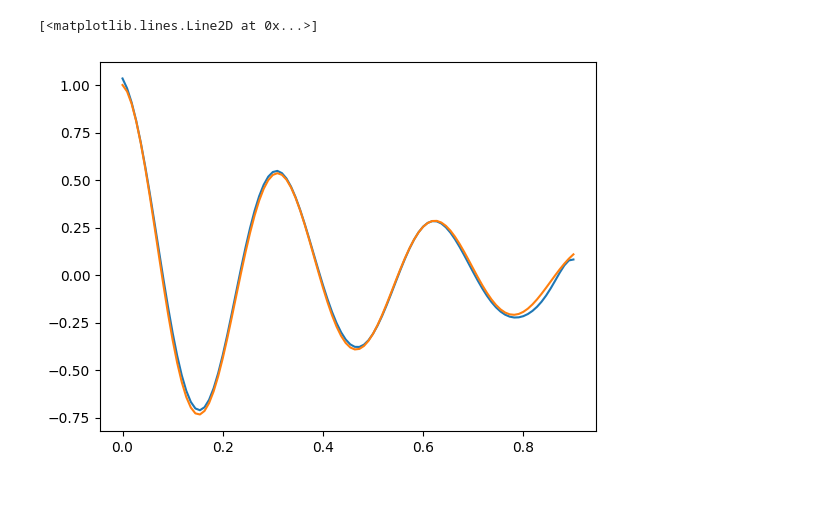
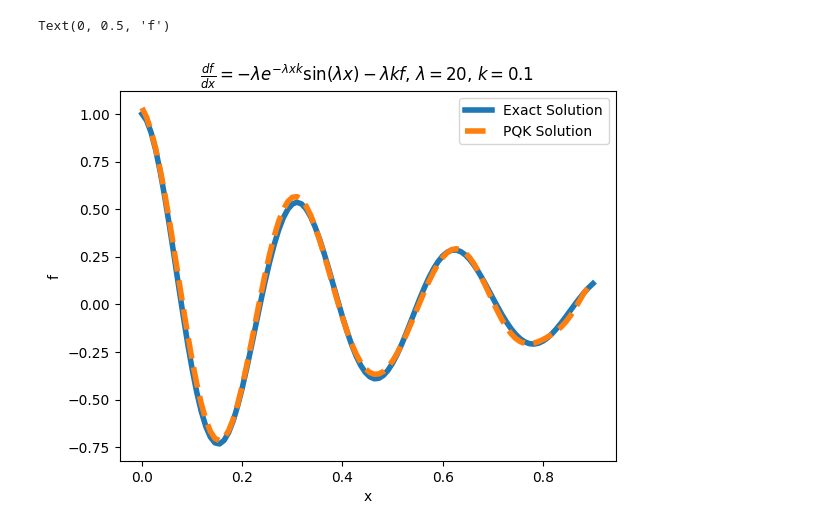
Before and after one commit to rupof/squlearnRF, a Jupyter notebook: examples/tutorials/qkode_example.ipynb, the cells around one changed output. Saved outputs shown, nothing was run; the diff lists cells and outputs as text; code cells hidden in the pictures; blank space fills up the shorter version.

```diff
--- a/examples/tutorials/qkode_example.ipynb
+++ b/examples/tutorials/qkode_example.ipynb
@@ -36,4 +36,40 @@ loss_ODE_squ = ODELoss(
     boundary_handling="pinned",
     eta=0.005
 )
+# %%
+x, f, dfdx, dfdxdx = sp.symbols("x f dfdx dfdxdx")
+initial_values = [1]
+lamb, k = 20, 0.1
+eq = dfdx - (-lamb * sp.exp(-lamb * x * k) * sp.sin(lamb * x) - lamb * k * f)
+
+loss_ODE_squ = ODELoss(
+    eq,
+    symbols_involved_in_ODE=[x, f, dfdx],
+    initial_values=[1],
+    boundary_handling="pinned",
+    eta=0.005
+)
+
+x_space = np.linspace(0, 0.9, 100).reshape(-1, 1)
+labels = np.zeros((len(x_space), 1))
+parameter_values = np.random.rand(len(x_space)+1)
+
+kernel_optimizer = KernelOptimizer(
+    pqk,
+    loss_ODE_squ,
+    optimizer=LBFGSB(),  #Adam({"num_iter":2000, "lr": 0.05, "tol": 1e-10}),
+    initial_parameters = parameter_values
+)
+
+model = QKODE(quantum_kernel=kernel_optimizer)
+model.fit(x_space, labels)
+plt.plot(x_space, np.exp(-20 * x_space * 0.1) * np.cos(20 * x_space), label = "Exact Solution", linewidth=4)
+plt.plot(x_space, model.predict(x_space), label = "PQK Solution", linewidth=4, linestyle="--")
+plt.legend()
+plt.title(r"$\frac{df}{dx} = -\lambda e^{-\lambda x k} \sin(\lambda x) - \lambda k f$, $\lambda = 20$, $k = 0.1$")
+plt.xlabel("x")
+plt.ylabel("f")
+# %% [output]
+Text(0, 0.5, 'f')
+[figure, added]
 # %%
@@ -47,11 +103,3 @@ kernel_optimizer = KernelOptimizer(
     optimizer=LBFGSB(),  #Adam({"num_iter":2000, "lr": 0.05, "tol": 1e-10}),
     initial_parameters = parameter_values
 )
-# %%
-model = QKODE(quantum_kernel=kernel_optimizer)
-model.fit(x_space, labels)
-plt.plot(x_space, model.predict(x_space))
-plt.plot(x_space, np.exp(-20 * x_space * 0.1) * np.cos(20 * x_space))
-# %% [output]
-[<matplotlib.lines.Line2D at 0x...>]
-[figure, removed]
```
Also changed, not shown: parts of 1 cell of this notebook.
